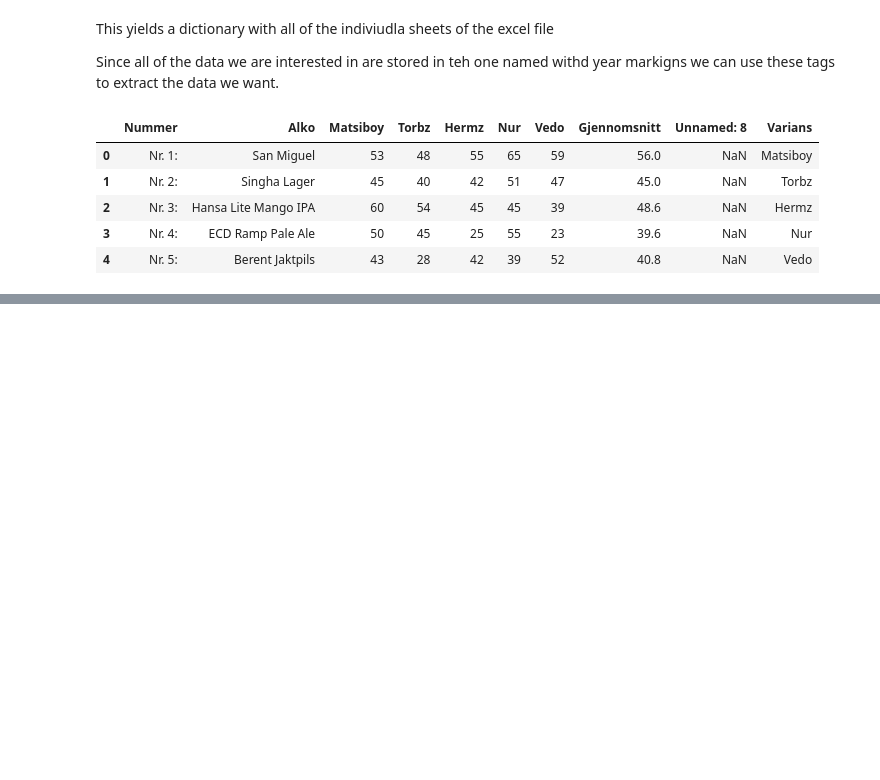
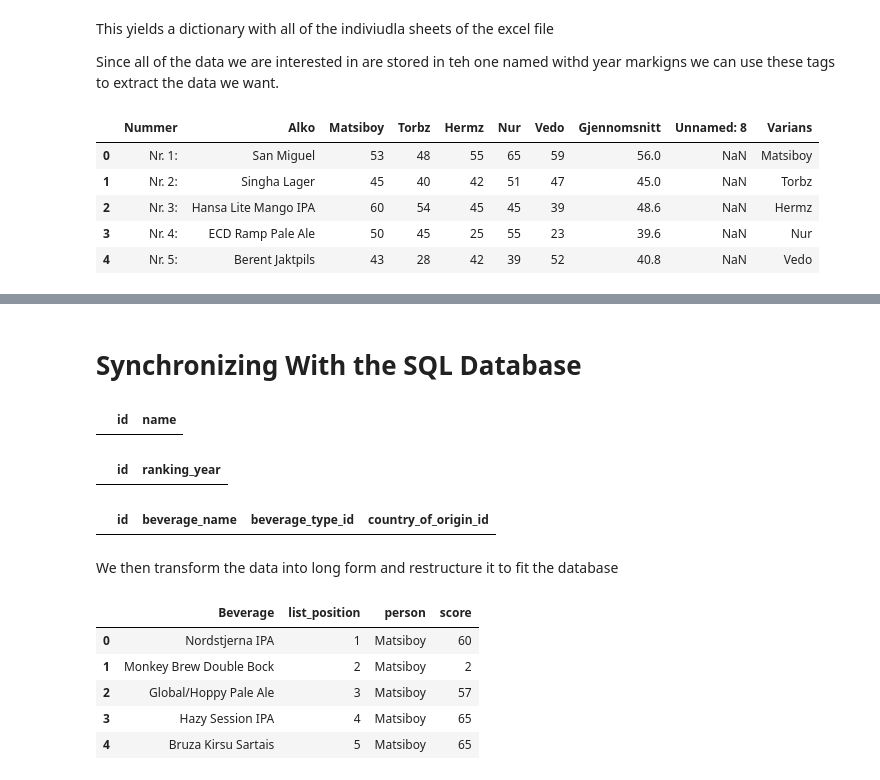
Before and after one commit to torbhaug/culinary_preferences, a Jupyter notebook: Notebooks/TheBigTest_DataProcessing.ipynb, the cells around one changed output, grey strips where cells are left out. Drawn from its saved outputs; the diff is of its cells as text; code cells hidden in the pictures; blank space fills up the shorter version.

```diff
--- a/Notebooks/TheBigTest_DataProcessing.ipynb
+++ b/Notebooks/TheBigTest_DataProcessing.ipynb
@@ -180,0 +226,34 @@ for year, df in year_sheets.items():
+# %% [markdown]
+# Synchronizing With the SQL Database
+# %%
+# Inspecting who is stored in the people table
+people = pd.read_sql(
+    "SELECT * FROM people",
+    engine
+)
+
+people
+# %% [output]
+|  | id | name |
+# %%
+# Inspecting how many values we have in the years table
+years = pd.read_sql(
+    "SELECT * FROM years",
+    engine
+)
+
+years
+# %% [output]
+|  | id | ranking_year |
+# %%
+# Inspecting how many beverage names are saved
+beverages = pd.read_sql(
+    "SELECT * FROM beverages",
+    engine
+)
+
+beverages
+# %% [output]
+|  | id | beverage_name | beverage_type_id | country_of_origin_id |
+# %% [markdown]
+We then transform the data into long form and restructure it to fit the database
@@ -180,0 +262,23 @@ for year, df in year_sheets.items():
+# %%
+listoflingdfs
+for year, df in data.items():
+    # List position
+    df["list_position"] = range(1, len(df) + 1)
+
+    # Making long format
+    long_df = df.melt(
+        id_vars=["Beverage", "list_position"],
+        var_name="person",
+        value_name="score"
+    )
+
+    # Adding year number
+    long_df["ranking_year"] = year
+long_df.head()
+# %% [output]
+|  | Beverage | list_position | person | score |
+| 0 | Nordstjerna IPA | 1 | Matsiboy | 60 |
+| 1 | Monkey Brew Double Bock | 2 | Matsiboy | 2 |
+| 2 | Global/Hoppy Pale Ale | 3 | Matsiboy | 57 |
+| 3 | Hazy Session IPA | 4 | Matsiboy | 65 |
+| 4 | Bruza Kirsu Sartais | 5 | Matsiboy | 65 |
```
Also changed, not shown: parts of 10 cells of this notebook, 1 other file.
